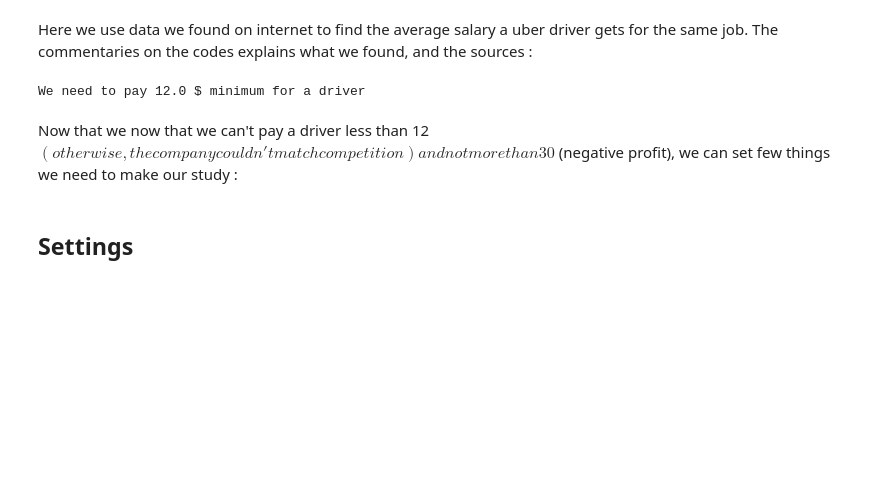
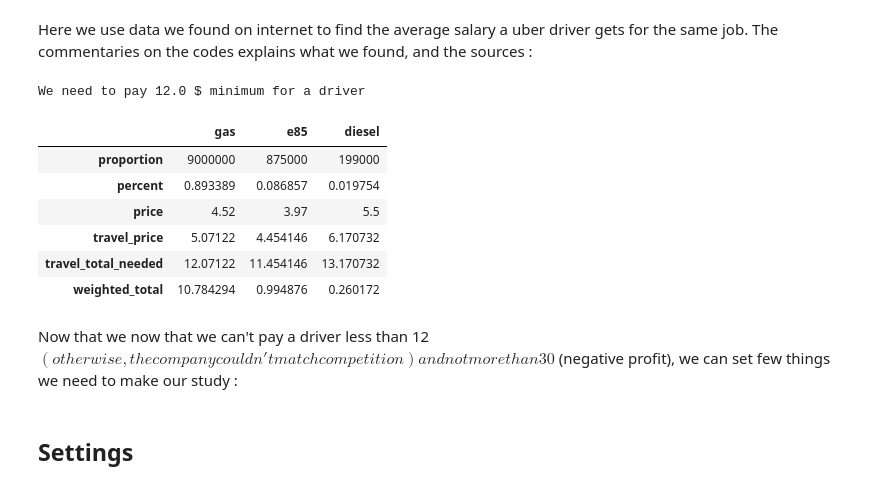
Before and after one commit to JordanPorcu/case_study, a Jupyter notebook: clipboard_interview.ipynb, the cells around one changed output. Saved outputs shown, nothing was run; the diff lists cells and outputs as text; code cells hidden in the pictures; blank space fills up the shorter version.

```diff
--- a/clipboard_interview.ipynb
+++ b/clipboard_interview.ipynb
@@ -164,6 +164,16 @@ weighted_avg = np.round(driver_cost.loc["weighted_total"].sum(),1)
 print(f'We need to pay {weighted_avg} $ minimum for a driver')
 # %% [output]
 We need to pay 12.0 $ minimum for a driver
+# %%
+display(driver_cost)
+# %% [output]
+|  | gas | e85 | diesel |
+| proportion | 9000000 | 875000 | 199000 |
+| percent | 0.893389 | 0.086857 | 0.019754 |
+| price | 4.52 | 3.97 | 5.5 |
+| travel_price | 5.07122 | 4.454146 | 6.170732 |
+| travel_total_needed | 12.07122 | 11.454146 | 13.170732 |
+| weighted_total | 10.784294 | 0.994876 | 0.260172 |
 # %% [markdown]
 Now that we now that we can't pay a driver less than 12$ (otherwise, the company couldn't match competition) and not more than 30$ (negative profit), we can set few things we need to make our study :
 # %% [markdown]
```
Also changed, not shown: parts of 3 cells of this notebook, 2 other files.
